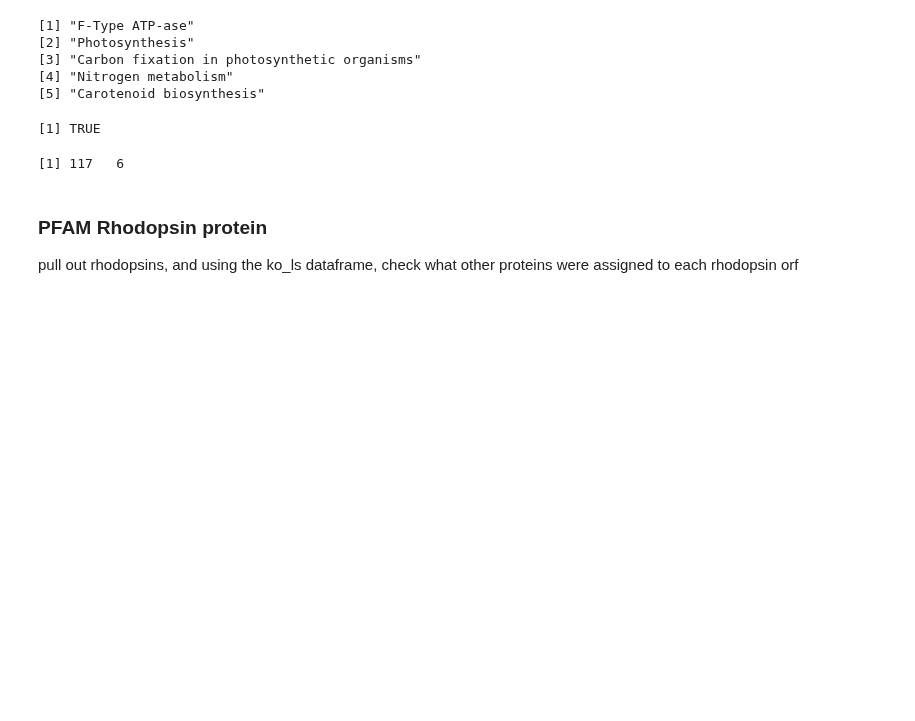
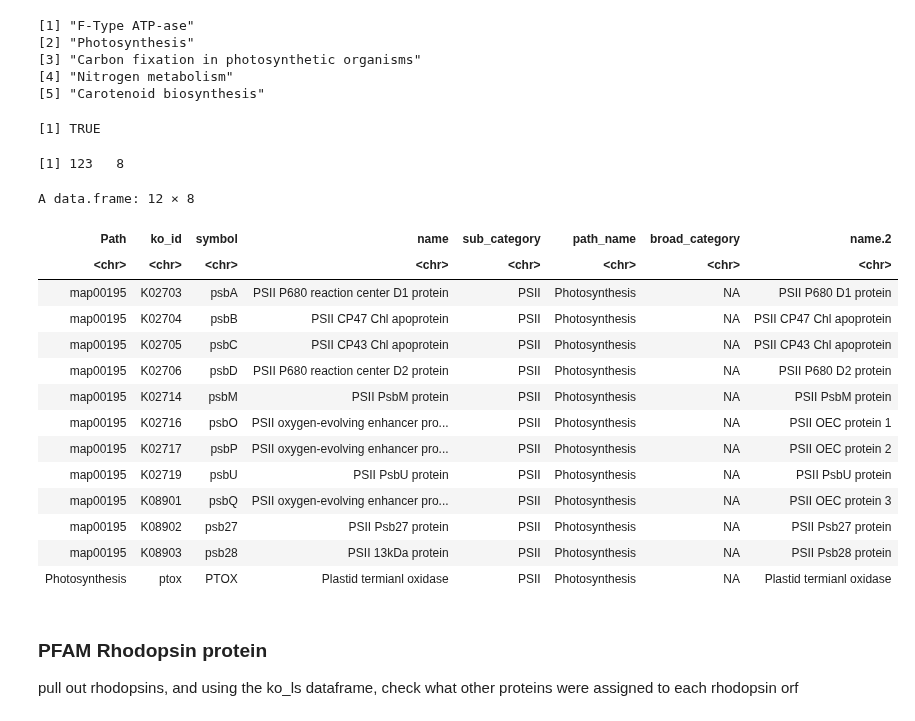
Before and after one commit to CohenLabUGA/SAB_isolates, a Jupyter notebook: jupyter_notebooks/Kegg_annotations.ipynb, the cells around one changed output. Saved outputs shown, nothing was run; the diff lists cells and outputs as text; code cells hidden in the pictures; blank space fills up the shorter version.

```diff
--- a/jupyter_notebooks/Kegg_annotations.ipynb
+++ b/jupyter_notebooks/Kegg_annotations.ipynb
@@ -572,9 +634,25 @@ write.csv(heat.path, '../expression_analysis/kegg_files/pathwaysHeatMap.csv', ro
 # %%
 all(heat.path$ko_id %in% ko_def$ko_id)
 dim(heat.path)
+filter(heat.path, sub_category=='PSII')
 # %% [output]
 [1] TRUE
-[1] 117   6
+[1] 123   8
+A data.frame: 12 × 8
+| Path | ko_id | symbol | name | sub_category | path_name | broad_category | name.2 |
+| <chr> | <chr> | <chr> | <chr> | <chr> | <chr> | <chr> | <chr> |
+| map00195 | K02703 | psbA | PSII P680 reaction center D1 protein | PSII | Photosynthesis | NA | PSII P680 D1 protein |
+| map00195 | K02704 | psbB | PSII CP47 Chl apoprotein | PSII | Photosynthesis | NA | PSII CP47 Chl apoprotein |
+| map00195 | K02705 | psbC | PSII CP43 Chl apoprotein | PSII | Photosynthesis | NA | PSII CP43 Chl apoprotein |
+| map00195 | K02706 | psbD | PSII P680 reaction center D2 protein | PSII | Photosynthesis | NA | PSII P680 D2 protein |
+| map00195 | K02714 | psbM | PSII PsbM protein | PSII | Photosynthesis | NA | PSII PsbM protein |
+| map00195 | K02716 | psbO | PSII oxygen-evolving enhancer pro... | PSII | Photosynthesis | NA | PSII OEC protein 1 |
+| map00195 | K02717 | psbP | PSII oxygen-evolving enhancer pro... | PSII | Photosynthesis | NA | PSII OEC protein 2 |
+| map00195 | K02719 | psbU | PSII PsbU protein | PSII | Photosynthesis | NA | PSII PsbU protein |
+| map00195 | K08901 | psbQ | PSII oxygen-evolving enhancer pro... | PSII | Photosynthesis | NA | PSII OEC protein 3 |
+| map00195 | K08902 | psb27 | PSII Psb27 protein | PSII | Photosynthesis | NA | PSII Psb27 protein |
+| map00195 | K08903 | psb28 | PSII 13kDa protein | PSII | Photosynthesis | NA | PSII Psb28 protein |
+| Photosynthesis | ptox | PTOX | Plastid termianl oxidase | PSII | Photosynthesis | NA | Plastid termianl oxidase |
 # %% [markdown]
 ### PFAM Rhodopsin protein
 
```
Also changed, not shown: parts of 3 cells of this notebook, 2 other files.
